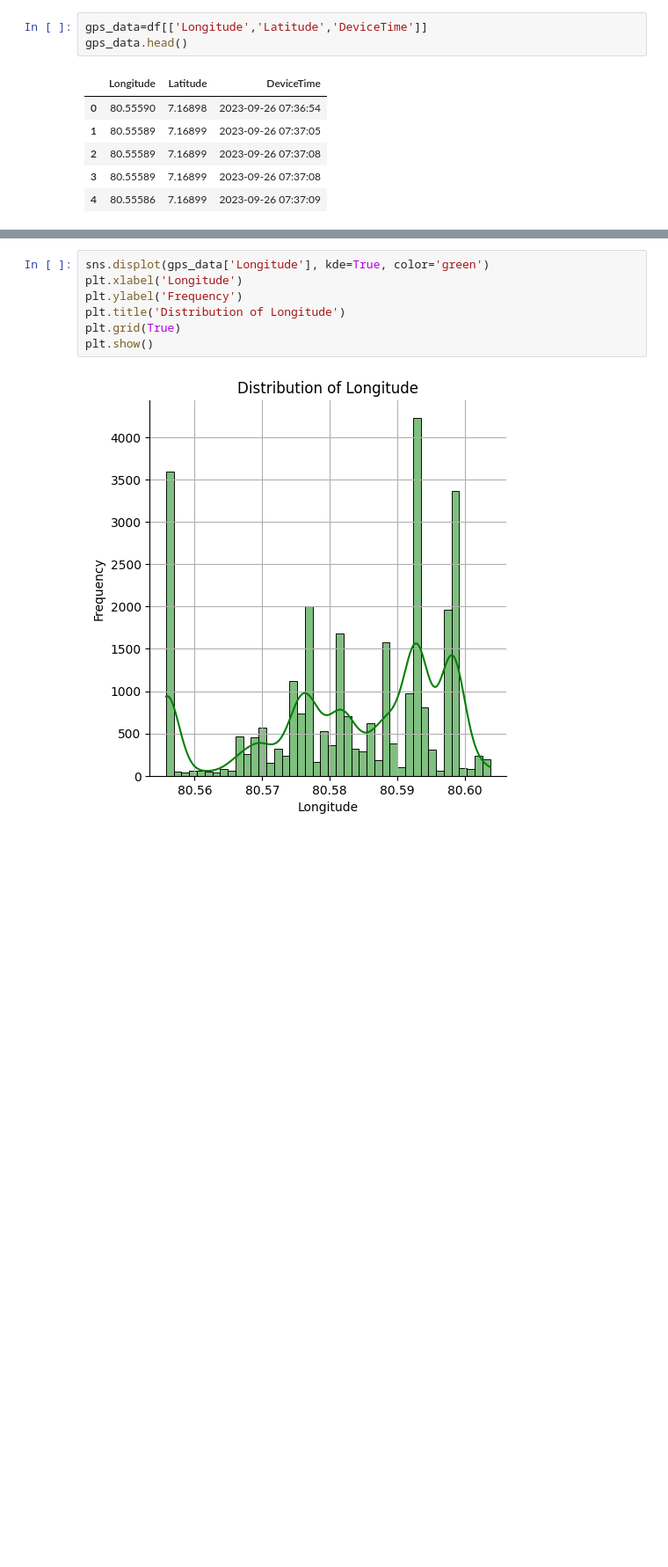
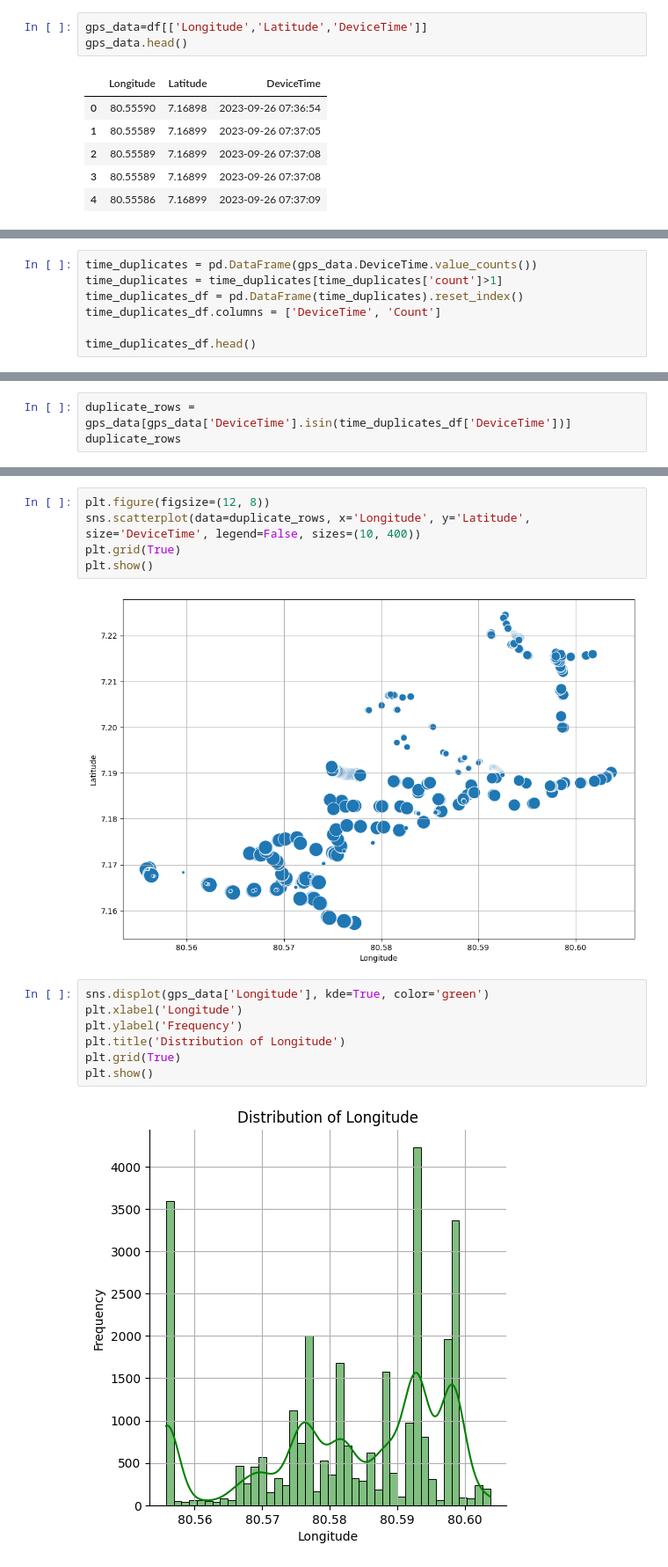
Before and after one commit to pshemach/GPS_Info, a Jupyter notebook: research/01_Extract_Insights_GPS_Data.ipynb, the cells around one changed output, grey strips where cells are left out. Shown at 88% size. Cells and saved outputs as stored; diff of their text form; blank space fills up the shorter version.

```diff
--- a/research/01_Extract_Insights_GPS_Data.ipynb
+++ b/research/01_Extract_Insights_GPS_Data.ipynb
@@ -101,0 +126,7 @@ gps_data.shape
+# %%
+time_duplicates = pd.DataFrame(gps_data.DeviceTime.value_counts())
+time_duplicates = time_duplicates[time_duplicates['count']>1]
+time_duplicates_df = pd.DataFrame(time_duplicates).reset_index()
+time_duplicates_df.columns = ['DeviceTime', 'Count']
+
+time_duplicates_df.head()
@@ -101,0 +140,3 @@ gps_data.shape
+# %%
+duplicate_rows = gps_data[gps_data['DeviceTime'].isin(time_duplicates_df['DeviceTime'])]
+duplicate_rows
@@ -102,3 +157,10 @@ gps_data.shape
+# %%
+plt.figure(figsize=(12, 8))
+sns.scatterplot(data=duplicate_rows, x='Longitude', y='Latitude', size='DeviceTime', legend=False, sizes=(10, 400))
+plt.grid(True)
+plt.show()
+# %% [output]
+[figure, added]
 # %%
 sns.displot(gps_data['Longitude'], kde=True, color='green')
 plt.xlabel('Longitude')
```
Also changed, not shown: parts of 5 cells of this notebook, 1 other file.
